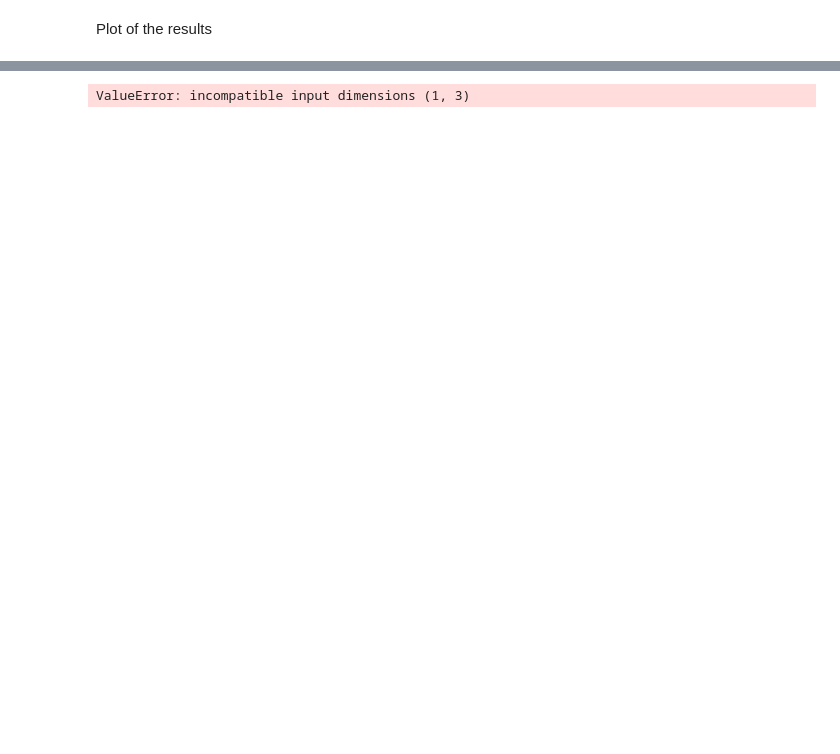
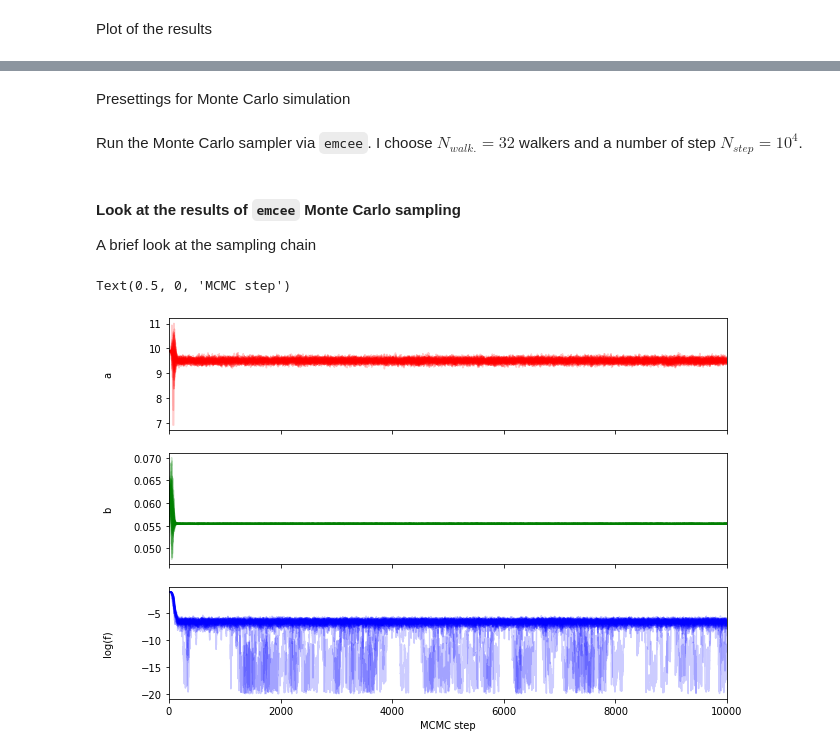
Before and after one commit to emanuelitoss/exams_cmp, a Jupyter notebook: capacitanceFit.ipynb, the cells around one changed output, grey strips where cells are left out. Saved outputs shown, nothing was run; the diff lists cells and outputs as text; code cells hidden in the pictures; blank space fills up the shorter version.

Commit message:
upgraded Notebook: Monte Carlo fit included

```diff
--- a/capacitanceFit.ipynb
+++ b/capacitanceFit.ipynb
@@ -73,28 +138,64 @@ Definitions of probability densitiy funcions
 # %%
+# model of ln(Likelihood)
 def log_likelihood(theta, x, y, dy):
     a, b, log_f = theta
     sigma2 = dy**2 + f(x, a, b)**2*np.exp(2*log_f)
+    return -0.5*np.sum((y - f(x, a, b))**2/sigma2 + np.log(2*np.pi*sigma2))
 
+# uniform ln(\pi)
 def log_prior(theta):
     a, b, log_f = theta
-    if 0 < a < 20 and 0.0 < b < 1.0 and -10.0 < log_f < 1.0:
+    if 6 < a < 14 and -1.0 < b < 1.0 and -20.0 < log_f < 1.0:
         return 0.0
     return -np.inf
 
+# posterior model from Bayes theorem (not normalized)
 def log_probability(theta, x, y, dy):
     lp = log_prior(theta)
     if not np.isfinite(lp):
         return -np.inf
     return lp + log_likelihood(theta, x, y, dy)
+# %% [markdown]
+Presettings for Monte Carlo simulation
 # %%
-nwalkers = 32
+# number of walkers
+number_walkers = 32
+
+# number of parameters to fit ()
 n_parameters = 3
-number_steps = 5000
-fitted_a = true_b
-fitted_b = true_a
-fitted_log_f = 0
-initial_par = fitted_a, fitted_b, fitted_log_f + 1e-3*np.random.randn(nwalkers, n_parameters)
-sampler = emcee.EnsembleSampler(nwalkers, n_parameters, log_probability, args=(c1_bar, ceq, ceq_err))
-sampler.run_mcmc(initial_par, number_steps, progress=True);
+
+# number of steps
+number_steps = 10000
+
+# initial points for parameters (for each walker)
+true_log_f = -np.log(true_f)
+#   choose the previous parameters + a little deviation
+initial_parameters = [fitted_a, fitted_b, true_log_f] + 1e-3*np.random.randn(number_walkers, n_parameters)
-# %% [output]
-ValueError: incompatible input dimensions (1, 3)
+# %% [markdown]
+Run the Monte Carlo sampler via `emcee`. I choose $N_{walk.} = 32$ walkers and a number of step $N_{step} = 10^4$.
+# %%
+# set the sampler
+sampler = emcee.EnsembleSampler(number_walkers, n_parameters, log_probability, args=(c1_bar, ceq, ceq_err))
+
+# run the sampler
+sampler.run_mcmc(initial_parameters, number_steps, progress=True);
+# %% [markdown]
+#### Look at the results of `emcee` Monte Carlo sampling
+
+A brief look at the sampling chain
+# %%
+fig, axes = plt.subplots(3, figsize=(10, 7), sharex=True)
+samples = sampler.get_chain()
+labels = ["a", "b", "log(f)"]
+col = ['r', 'g', 'b']
+for i in range(n_parameters):
+    ax = axes[i]
+    ax.plot(samples[:, :, i], col[i], alpha=0.2)
+    ax.set_xlim(0, len(samples))
+    ax.set_ylabel(labels[i])
+    ax.yaxis.set_label_coords(-0.1, 0.5)
+
+axes[-1].set_xlabel("MCMC step")
+# %% [output]
+Text(0.5, 0, 'MCMC step')
+[figure, added]
```
Also changed, not shown: parts of 17 cells of this notebook.
